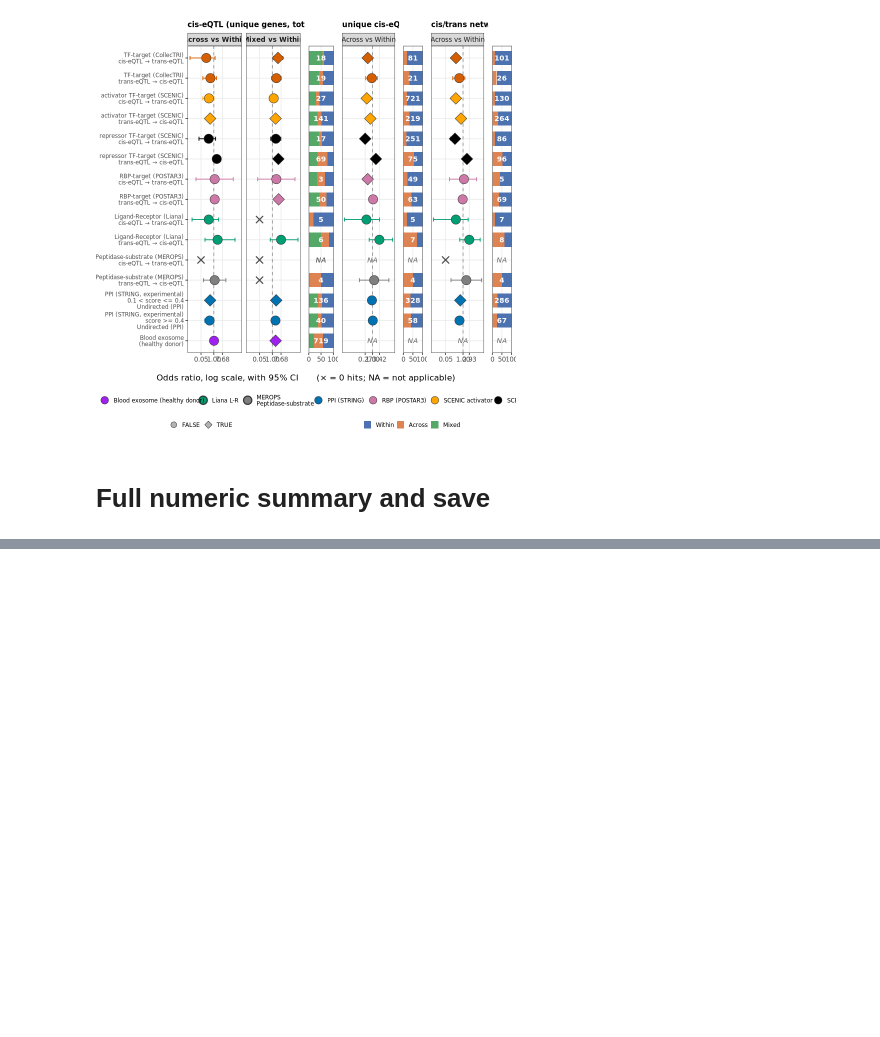
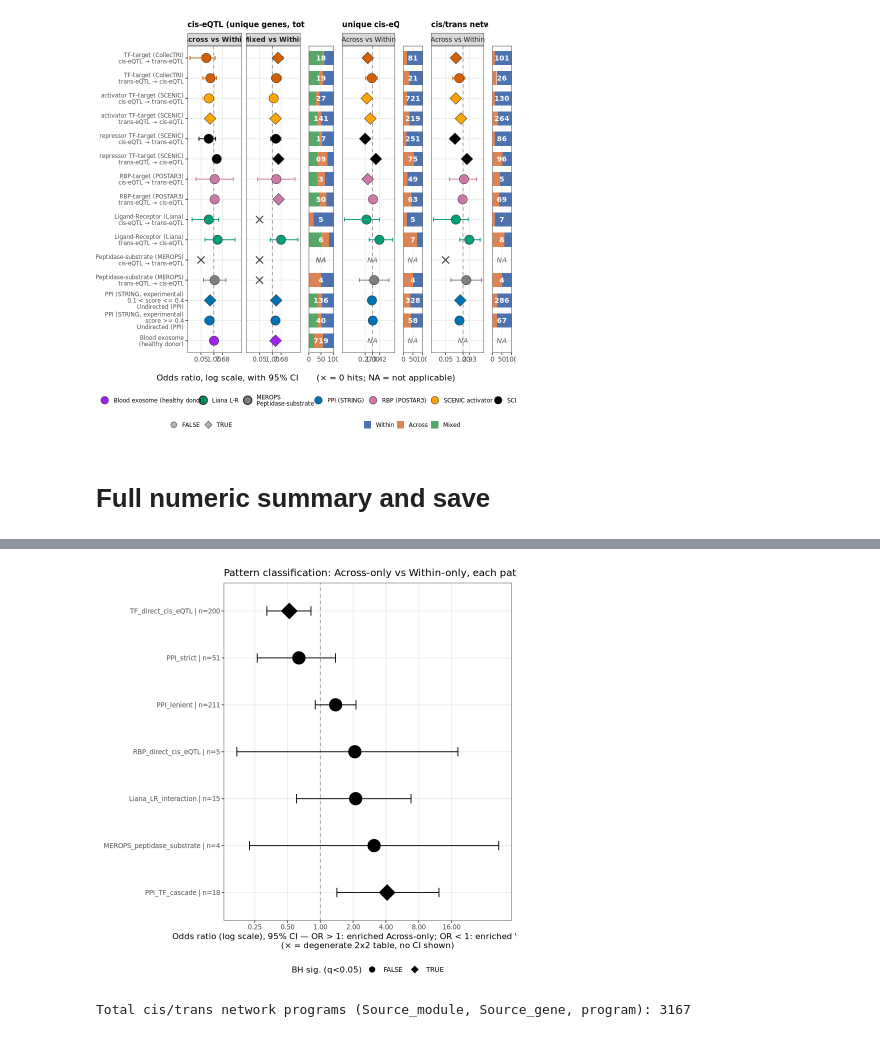
Before and after one commit to manueltar/cis-eQTL-trans-eQTL-programs, a Jupyter notebook: Jupyter_notebooks/Global_ER_replotting_v2.ipynb, the cells around one changed output, grey strips where cells are left out. Cells and saved outputs as stored; diff of their text form; code cells hidden in the pictures; blank space fills up the shorter version.

```diff
--- a/Jupyter_notebooks/Global_ER_replotting_v2.ipynb
+++ b/Jupyter_notebooks/Global_ER_replotting_v2.ipynb
@@ -907,0 +912,12 @@ Warning message in grid.Call.graphics(C_text, as.graphicsAnnot(x$label), x$x, x$
+# %%
+## =============================================================================
+## Pattern classification level: loaded from the saved pattern_or_results
+## table (built in Overhaul_finding_patterns_v11.ipynb's odds-ratio section),
+## NOT re-derived here - this notebook only replots it.
+## =============================================================================
+pattern_stats_dir <- paste0(master_dir, "Patterns_in_factors_refined/pattern_stats/")
+pattern_or_results <- readRDS(paste0(pattern_stats_dir, "pattern_within_across_odds_ratio.rds"))
+
+cat("pattern_or_results loaded:", nrow(pattern_or_results), "rows\n")
+print(names(pattern_or_results))
+print(pattern_or_results[order(p_value)])
@@ -907,0 +1091,42 @@ Warning message in grid.Call.graphics(C_text, as.graphicsAnnot(x$label), x$x, x$
+# %%
+p_pattern_or <- ggplot(pattern_or_results, aes(x = odds_ratio, y = row_label)) +
+  geom_vline(xintercept = 1, linetype = "dashed", color = "grey40", alpha = 0.7) +
+  geom_errorbar(
+    data = pattern_or_results[status == "ok"],
+    aes(xmin = ci_low, xmax = ci_high),
+    orientation = "y", width = 0.2, linewidth = 0.5, na.rm = TRUE, color = "black"
+  ) +
+  geom_point(
+    data = pattern_or_results[status == "ok"],
+    aes(shape = sig_BH_05),
+    fill = "black", color = "black", size = 7, stroke = 0.35
+  ) +
+  geom_point(
+    data = pattern_or_results[status == "degenerate_table"],
+    x = 1, shape = 4, size = 3, color = "grey30", stroke = 1
+  ) +
+  scale_shape_manual(values = c("TRUE" = 23, "FALSE" = 21), name = "BH sig. (q<0.05)") +
+  guides(shape = guide_legend(override.aes = list(size = 3, fill = "black"), order = 1)) +
+  scale_x_log10(breaks = c(0.1, 0.25, 0.5, 1, 2, 4, 8, 16),
+                labels = scales::label_number(accuracy = 0.01)) +
+  scale_y_discrete(limits = rev) +
+  labs(
+    x = "Odds ratio (log scale), 95% CI \u2014 OR > 1: enriched Across-only; OR < 1: enriched Within-only\n(\u00d7 = degenerate 2x2 table, no CI shown)",
+    y = NULL,
+    title = "Pattern classification: Across-only vs Within-only, each pattern vs. other classified patterns"
+  ) +
+  theme_bw(base_size = 10) +
+  theme(
+    axis.text.y = element_text(size = 8, lineheight = 0.8),
+    panel.grid.minor = element_blank(),
+    legend.position = "bottom",
+    legend.text = element_text(size = 8)
+  )
+
+ggsave(paste0(global_plots_dir, "pattern_within_across_odds_ratio.png"), p_pattern_or,
+       width = 202, height = 130, units = "mm", dpi = 300, bg = "white")
+ggsave(paste0(global_plots_dir, "pattern_within_across_odds_ratio.pdf"), p_pattern_or,
+       width = 202, height = 130, units = "mm", bg = "white")
+
+p_pattern_or
+# %% [output]
@@ -907,0 +1135,8 @@ Warning message in grid.Call.graphics(C_text, as.graphicsAnnot(x$label), x$x, x$
+[figure, added]
+# %%
+total_pattern_programs_n <- cis_trans_network_bundle$plot_metadata$total_n
+cat("Total cis/trans network programs (Source_module, Source_gene, program):", total_pattern_programs_n, "\n")
+
+pattern_or_results[, facet_label := paste0("Across vs Within (total N = ", total_pattern_programs_n, ")")]
+# %% [output]
+Total cis/trans network programs (Source_module, Source_gene, program): 3167
```
Also changed, not shown: parts of 23 cells of this notebook.
